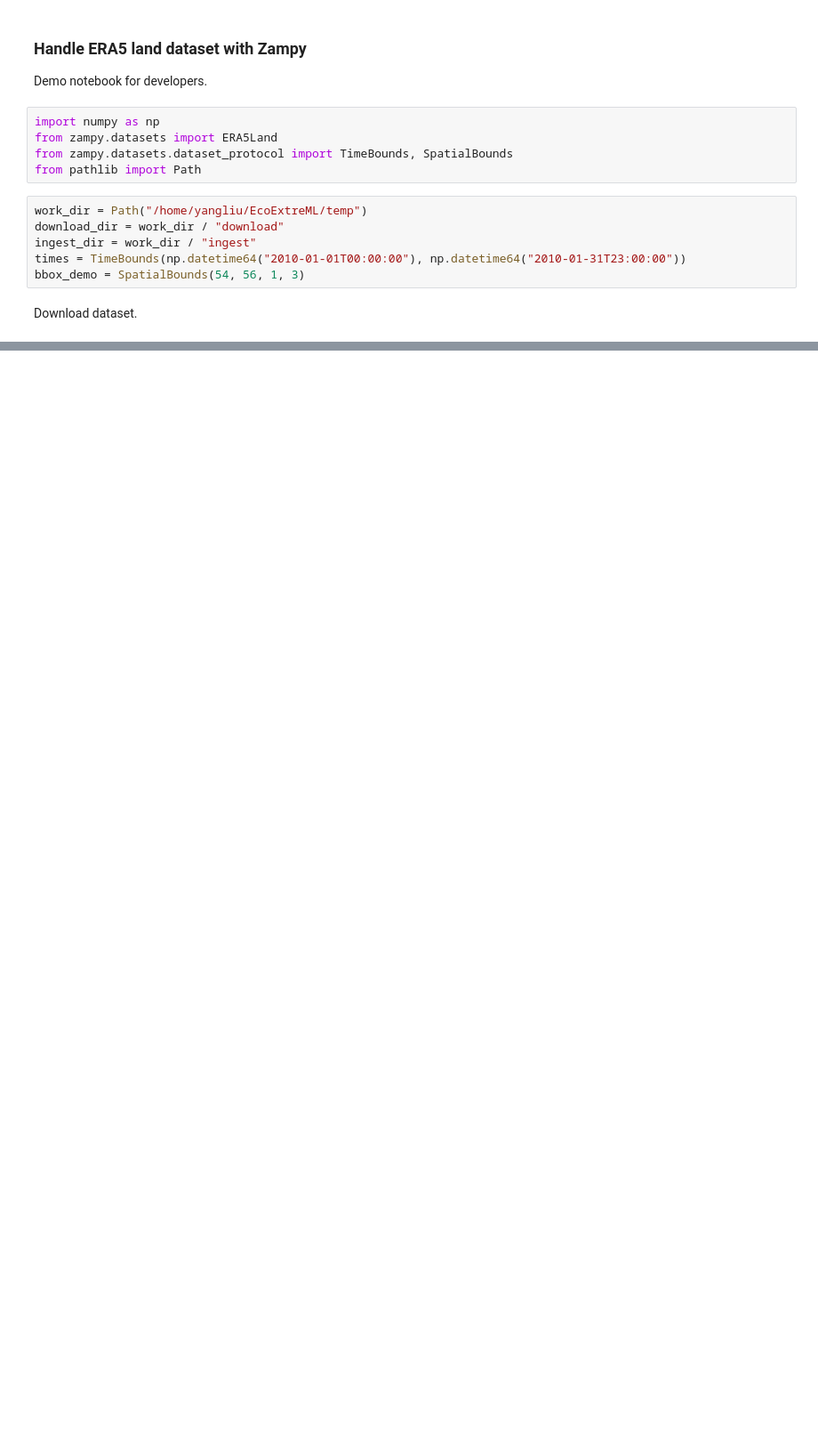
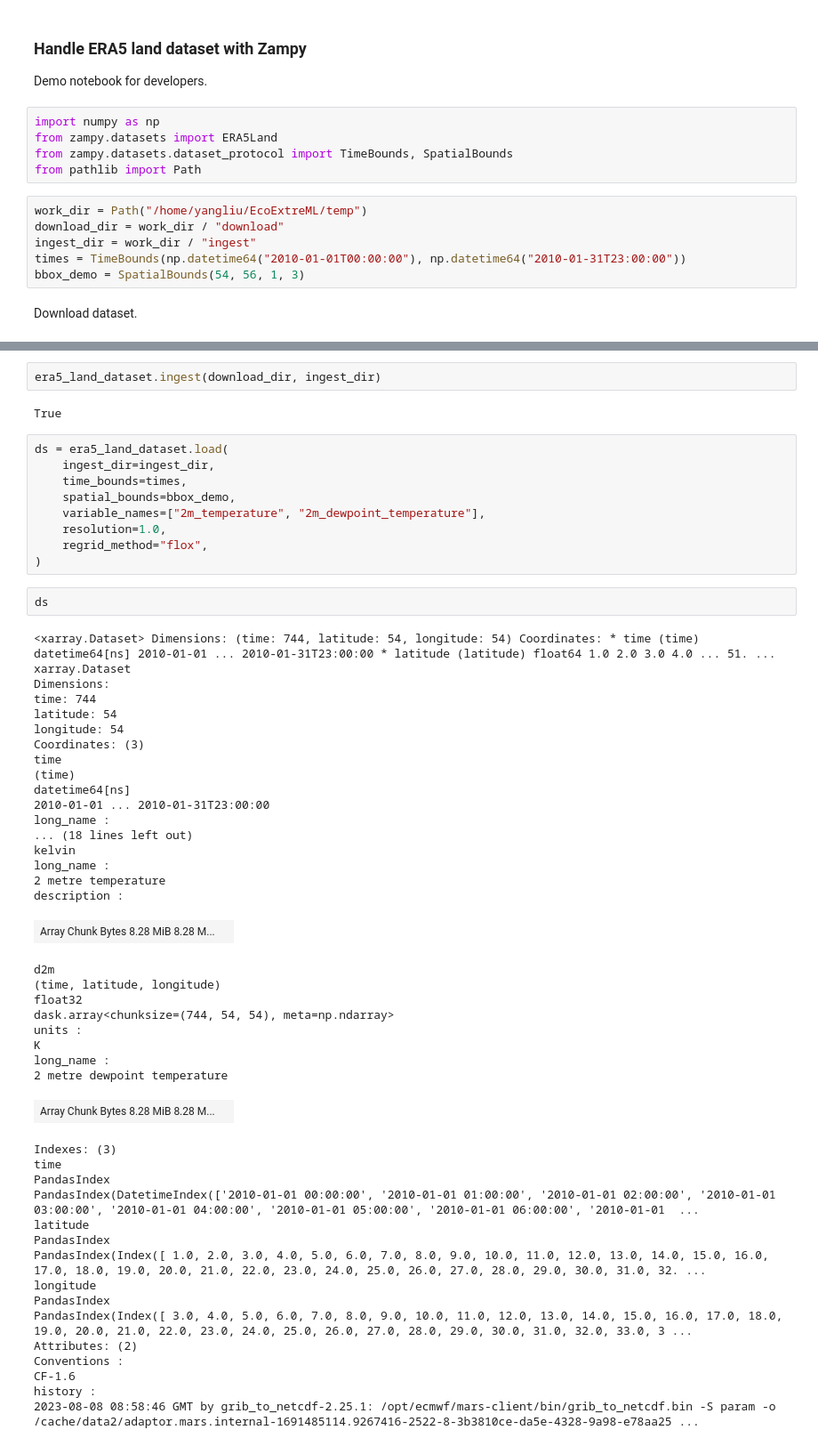
Before and after one commit to EcoExtreML/zampy, a Jupyter notebook: demo/era5-land_dataset_demo.ipynb, the cells around one changed output, grey strips where cells are left out. Shown: that part at 89% size. Saved outputs shown, nothing was run; the diff lists cells and outputs as text; blank space fills up the shorter version.

```diff
--- a/demo/era5-land_dataset_demo.ipynb
+++ b/demo/era5-land_dataset_demo.ipynb
@@ -28,0 +31,58 @@ True
+# %%
+era5_land_dataset.ingest(download_dir, ingest_dir)
+# %% [output]
+True
+# %%
+ds = era5_land_dataset.load(
+    ingest_dir=ingest_dir,
+    time_bounds=times,
+    spatial_bounds=bbox_demo,
+    variable_names=["2m_temperature", "2m_dewpoint_temperature"],
+    resolution=1.0,
+    regrid_method="flox",
+)
+# %%
+ds
+# %% [output]
+<xarray.Dataset> Dimensions: (time: 744, latitude: 54, longitude: 54) Coordinates: * time (time) datetime64[ns] 2010-01-01 ... 2010-01-31T23:00:00 * latitude (latitude) float64 1.0 2.0 3.0 4.0 ... 51. ...
+xarray.Dataset
+Dimensions:
+time: 744
+latitude: 54
+longitude: 54
+Coordinates: (3)
+time
+(time)
+datetime64[ns]
+2010-01-01 ... 2010-01-31T23:00:00
+long_name :
+... (18 lines left out)
+kelvin
+long_name :
+2 metre temperature
+description :
+| Array Chunk Bytes 8.28 MiB 8.28 M... |  |
+d2m
+(time, latitude, longitude)
+float32
+dask.array<chunksize=(744, 54, 54), meta=np.ndarray>
+units :
+K
+long_name :
+2 metre dewpoint temperature
+| Array Chunk Bytes 8.28 MiB 8.28 M... |  |
+Indexes: (3)
+time
+PandasIndex
+PandasIndex(DatetimeIndex(['2010-01-01 00:00:00', '2010-01-01 01:00:00', '2010-01-01 02:00:00', '2010-01-01 03:00:00', '2010-01-01 04:00:00', '2010-01-01 05:00:00', '2010-01-01 06:00:00', '2010-01-01  ...
+latitude
+PandasIndex
+PandasIndex(Index([ 1.0, 2.0, 3.0, 4.0, 5.0, 6.0, 7.0, 8.0, 9.0, 10.0, 11.0, 12.0, 13.0, 14.0, 15.0, 16.0, 17.0, 18.0, 19.0, 20.0, 21.0, 22.0, 23.0, 24.0, 25.0, 26.0, 27.0, 28.0, 29.0, 30.0, 31.0, 32. ...
+longitude
+PandasIndex
+PandasIndex(Index([ 3.0, 4.0, 5.0, 6.0, 7.0, 8.0, 9.0, 10.0, 11.0, 12.0, 13.0, 14.0, 15.0, 16.0, 17.0, 18.0, 19.0, 20.0, 21.0, 22.0, 23.0, 24.0, 25.0, 26.0, 27.0, 28.0, 29.0, 30.0, 31.0, 32.0, 33.0, 3 ...
+Attributes: (2)
+Conventions :
+CF-1.6
+history :
+2023-08-08 08:58:46 GMT by grib_to_netcdf-2.25.1: /opt/ecmwf/mars-client/bin/grib_to_netcdf.bin -S param -o /cache/data2/adaptor.mars.internal-1691485114.9267416-2522-8-3b3810ce-da5e-4328-9a98-e78aa25 ...
```
Also changed, not shown: parts of 4 cells of this notebook, 1 other file.
